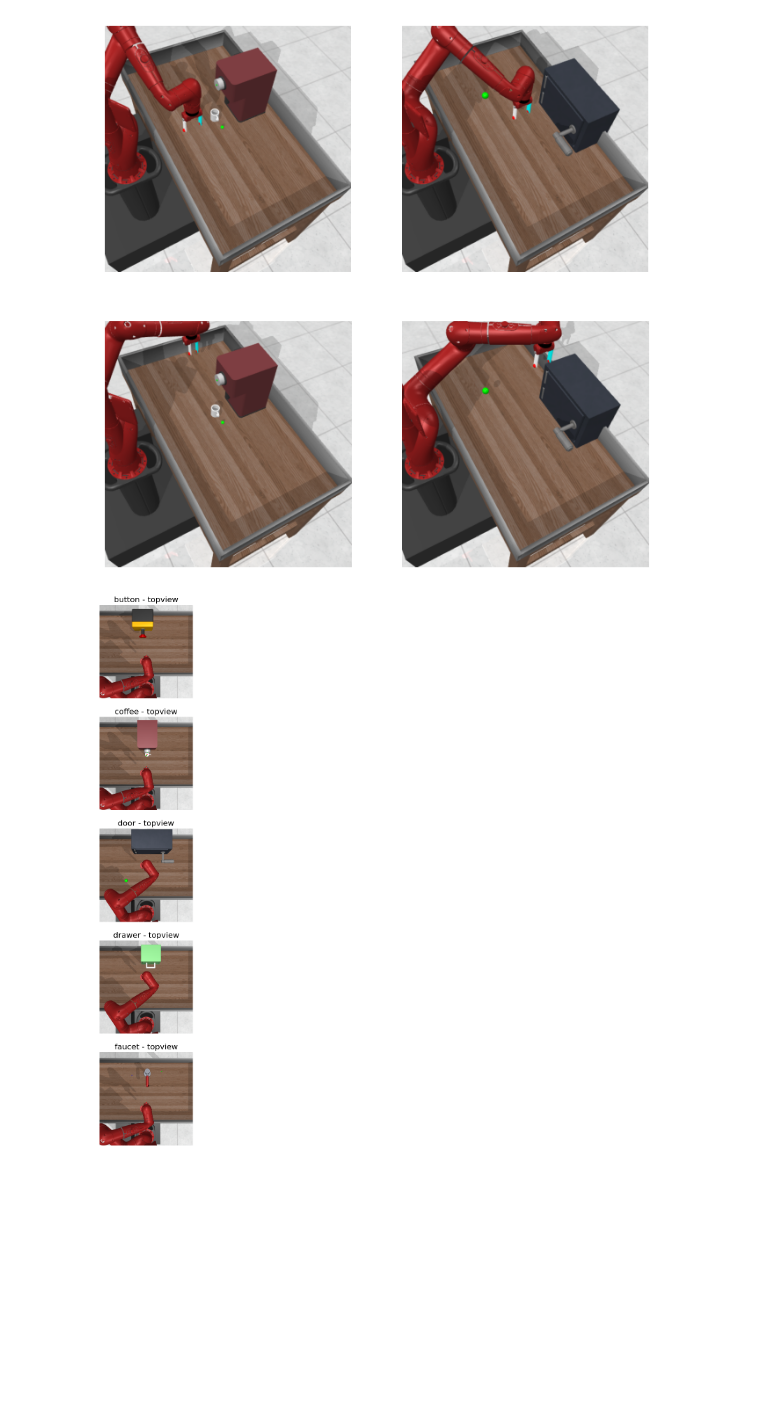
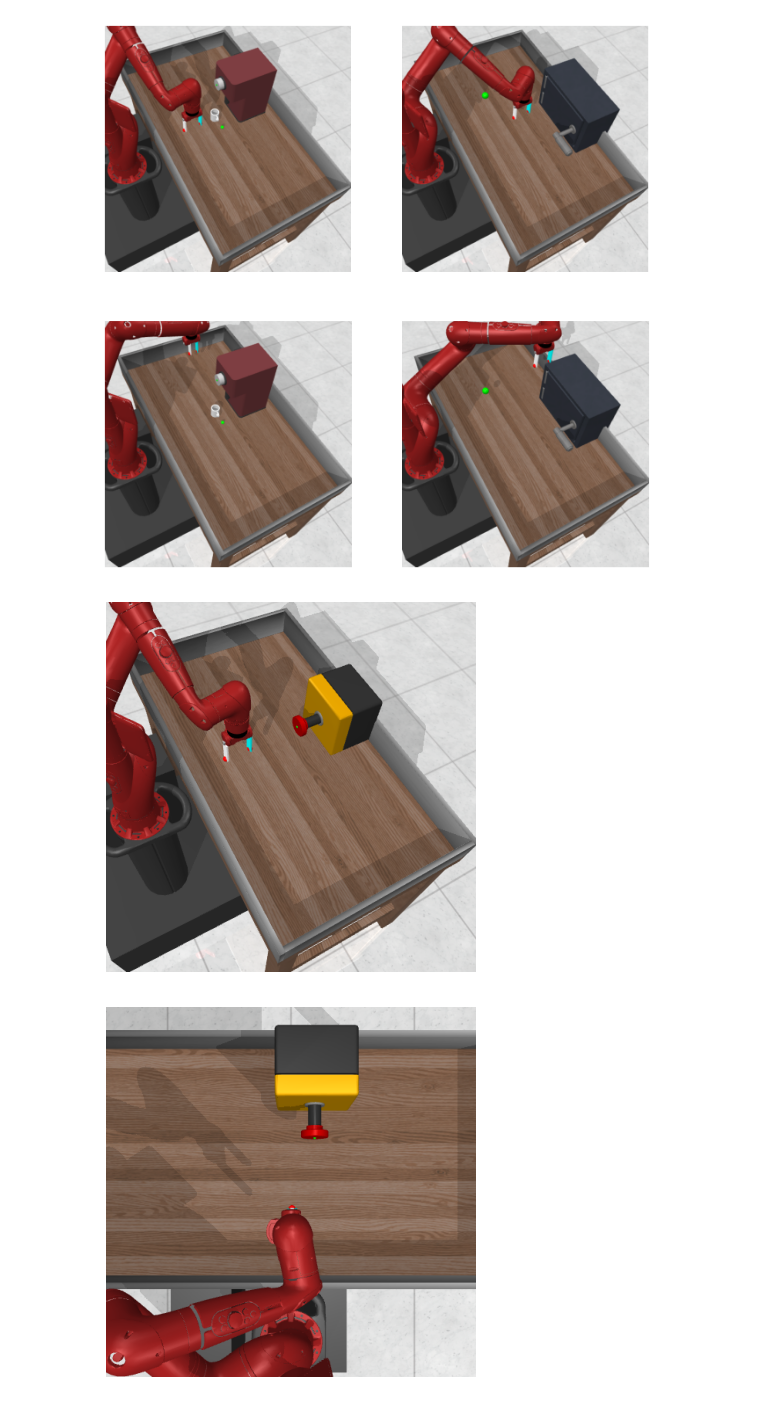
Before and after one commit to jarmibe7/E2C, a Jupyter notebook: src/data_gen/fig_1_gen.ipynb, the cells around one changed output. Drawn from its saved outputs; the diff is of its cells as text; code cells hidden in the pictures; blank space fills up the shorter version.

Commit message:
final code revision to make figures

```diff
--- a/src/data_gen/fig_1_gen.ipynb
+++ b/src/data_gen/fig_1_gen.ipynb
@@ -80,16 +80,31 @@ plt.show()
 [figure]
 # %%
 fig.savefig('/home/ayush/Desktop/tutorials/rl_latent/E2C/src/data_gen/temp_figs/coffee_dyn.png', bbox_inches=ax[1, 0].get_window_extent().transformed(fig.dpi_scale_trans.inverted()), dpi=300)
+# %%
+env_name = 'button'
+env = gym.make('Meta-World/MT1', env_name=name_to_env[env_name], render_mode='rgb_array', camera_name='corner3')
+obs, _ = env.reset()
+img = env.render()
+plt.imshow(np.rot90(img, k=2))
+plt.axis('off')
+plt.savefig('/home/ayush/Desktop/tutorials/rl_latent/E2C/src/data_gen/temp_figs/' + env_name + '_start.png', bbox_inches='tight', dpi=300)
+plt.show()
+# %% [output]
+[figure, added]
 # %%
-fig, ax = plt.subplots(5, 1, figsize=(4, 20))
-for i, env_name in enumerate(['button', 'coffee', 'door', 'drawer', 'faucet']):
+# fig, ax = plt.subplots(5, 1, figsize=(4, 20))
+# for i, env_name in enumerate(['button', 'coffee', 'door', 'drawer', 'faucet']):
+for i, env_name in enumerate(['button']):
     env = gym.make('Meta-World/MT1', env_name=name_to_env[env_name], render_mode='rgb_array', camera_name='topview')
-    obs, _ = env.reset(seed=0)
+    obs, _ = env.reset()
     img = env.render()
-    ax[i].imshow(img)
-    ax[i].set_title(f'{env_name} - topview', fontsize=16)
-    ax[i].axis('off')
-plt.axis('off')
-plt.show()
+    plt.imshow(img)
+    plt.axis('off')
+    plt.savefig("temp_figs/" + env_name + "_topdown.png", bbox_inches='tight', dpi=200)
+#     ax[i].imshow(img)
+#     ax[i].set_title(f'{env_name} - topview', fontsize=16)
+#     ax[i].axis('off')
+# plt.axis('off')
+# plt.show()
 # %% [output]
-[figure, old version]
+[figure, new version]
```
Also changed, not shown: 8 other files.
